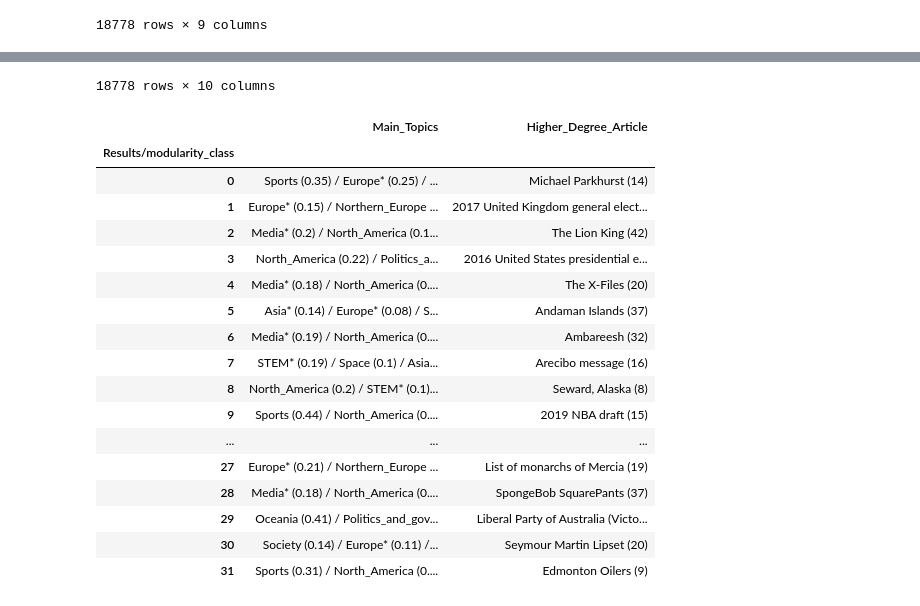
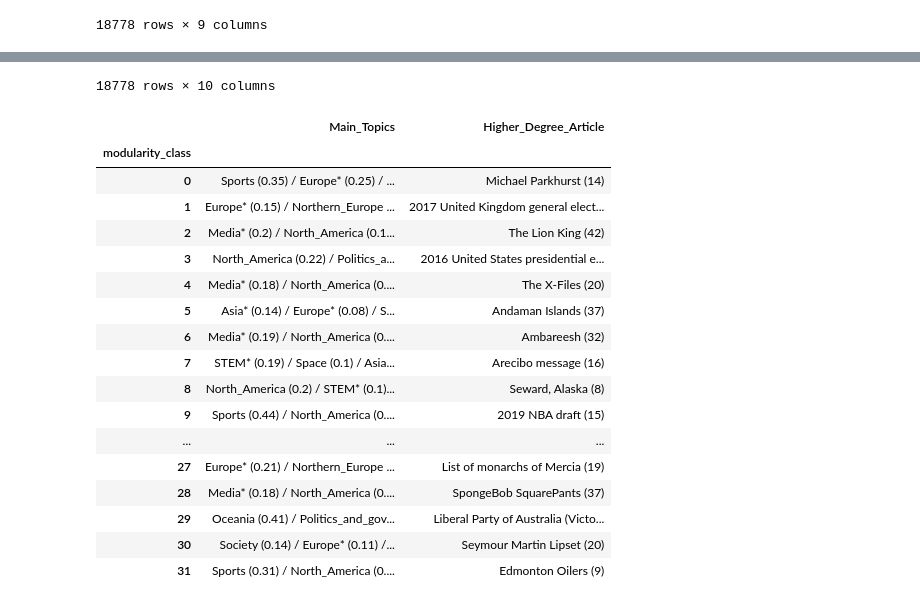
Before and after one commit to etiennechlt/Wikipedia, a Jupyter notebook: Python/Topics_exctraction.ipynb, the cells around one changed output, grey strips where cells are left out. Cells and saved outputs as stored; diff of their text form; code cells hidden in the pictures.

```diff
--- a/Python/Topics_exctraction.ipynb
+++ b/Python/Topics_exctraction.ipynb
@@ -224,36 +224,36 @@ def find_main_topics_clusters(cluster_name, dataFrame):
         modularity_df = modularity_df.append(mod, ignore_index=True)
 
     return modularity_df
 cluster_name = 'modularity_class'
 
 
 
 modularity_df = find_main_topics_clusters(cluster_name, dataFrame)
 
 
-modularity_df.index.rename('Results/modularity_class', inplace = True)
+modularity_df.index.rename('modularity_class', inplace = True)
 
-modularity_df.to_csv('Results/modularity_topics.csv', encoding='utf-8')
+modularity_df.to_csv('Results/topic_by_modularity.csv', encoding='utf-8')
 
 display(dataFrame)
 
 modularity_df
 # %% [output]
 |  | Cluster | Degree | Id | Label | Probability | Qid | Topic | clustering | modularity_class | ... |
 | 0 | 0.0 | 15.0 | 55232472.0 | 2019 CFL season | 0.724880 | Q60526029 | Culture.Sports | 0.285714 | 19.0 | ... |
 | 1 | 0.0 | 15.0 | 55232472.0 | 2019 CFL season | 0.000000 | Q60526029 | Geography.Regions.Europe.Europe* | 0.285714 | 19.0 | ... |
 | 2 | 0.0 | 15.0 | 55232472.0 | 2019 CFL season | 0.000000 | Q60526029 | Geography.Regions.Oceania | 0.285714 | 19.0 | ... |
 | 3 | 0.0 | 15.0 | 55232472.0 | 2019 CFL season | 0.000000 | Q60526029 | Geography.Regions.Europe.Northern... | 0.285714 | 19.0 | ... |
 | 4 | 5.0 | 1.0 | 3946242.0 | Eimuntas Nekrošius | 0.992194 | Q2525451 | Culture.Biography.Biography* | 0.000000 | 6.0 | ... |
 | ... | ... | ... | ... | ... | ... | ... | ... | ... | ... | ... |
 | 18773 | 1.0 | 2.0 | 653621.0 | Michael Johnson (sprinter) | 0.000000 | Q190924 | Geography.Regions.Americas.North_... | 0.000000 | 12.0 | ... |
 | 18774 | 16.0 | 6.0 | 346783.0 | List of television stations in Al... | 1.000000 | Q6642662 | Compilation.List_Disambig | 0.533333 | 8.0 | ... |
 | 18775 | 16.0 | 6.0 | 346783.0 | List of television stations in Al... | 0.996737 | Q6642662 | Culture.Media.Television | 0.533333 | 8.0 | ... |
 | 18776 | 16.0 | 6.0 | 346783.0 | List of television stations in Al... | 0.995811 | Q6642662 | Culture.Media.Media* | 0.533333 | 8.0 | ... |
 | 18777 | 16.0 | 6.0 | 346783.0 | List of television stations in Al... | 0.000000 | Q6642662 | Geography.Regions.Americas.North_... | 0.533333 | 8.0 | ... |
 18778 rows × 10 columns
 |  | Main_Topics | Higher_Degree_Article |
-| Results/modularity_class |  |  |
+| modularity_class |  |  |
 | 0 | Sports (0.35) / Europe* (0.25) / ... | Michael Parkhurst (14) |
 | 1 | Europe* (0.15) / Northern_Europe ... | 2017 United Kingdom general elect... |
 | 2 | Media* (0.2) / North_America (0.1... | The Lion King (42) |
```
Also changed, not shown: parts of 2 cells of this notebook, 1 other file.
